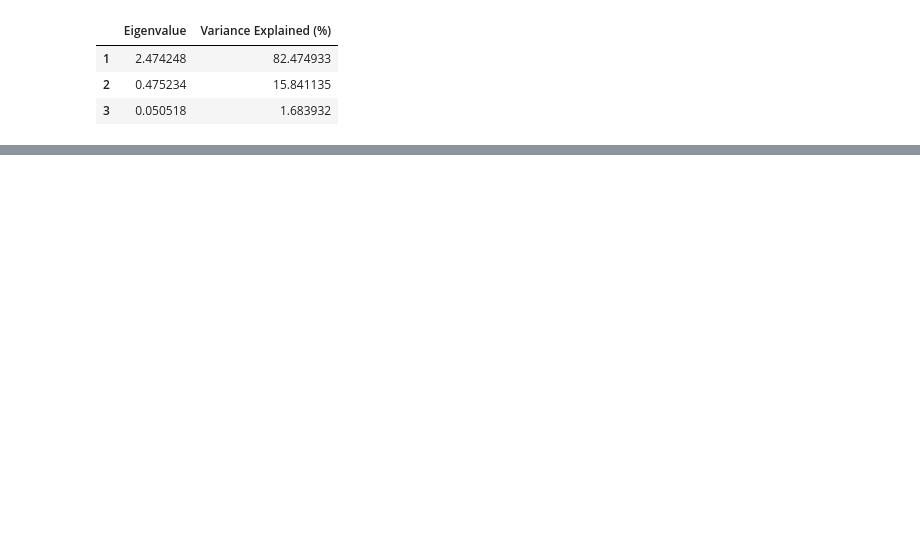
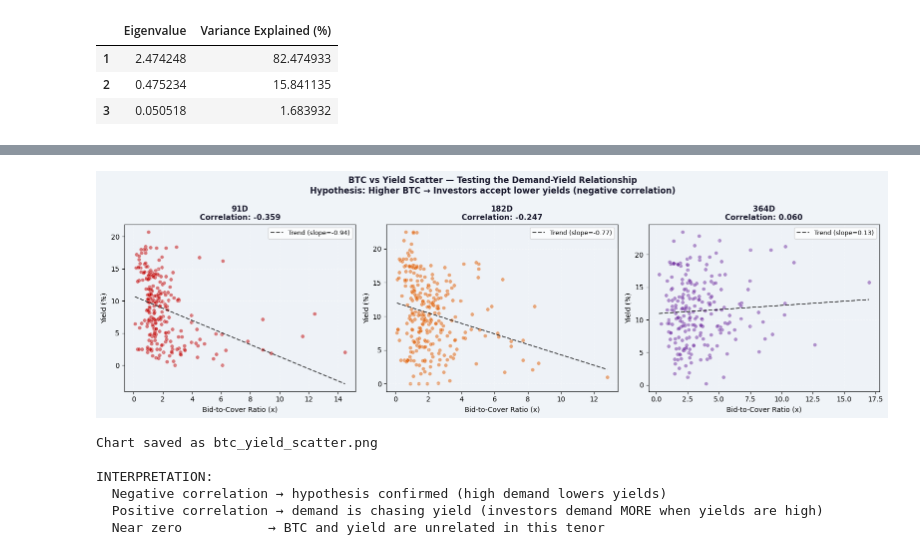
Before and after one commit to Sahdam/Yield-Curve-Analysis-FGN-BOND-, a Jupyter notebook: yield_curve_analysis.ipynb, the cells around one changed output, grey strips where cells are left out. Saved outputs shown, nothing was run; the diff lists cells and outputs as text; code cells hidden in the pictures; blank space fills up the shorter version.

```diff
--- a/yield_curve_analysis.ipynb
+++ b/yield_curve_analysis.ipynb
@@ -720,0 +1179,63 @@ pca_result
+# %%
+# ── PLOT 2: BTC vs Yield Scatter — Does high demand → lower yields? ───────
+# This tests the economic hypothesis: when demand is strong (high BTC),
+# investors accept lower yields.
+
+fig, axes = plt.subplots(1, 3, figsize=(16, 5))
+fig.patch.set_facecolor('#f0f4f8')
+fig.suptitle(
+    'BTC vs Yield Scatter — Testing the Demand-Yield Relationship\n'
+    'Hypothesis: Higher BTC → Investors accept lower yields (negative correlation)',
+    fontsize=12, fontweight='bold', color='#1a1a2e'
+)
+
+for ax, tenor in zip(axes, ['91D', '182D', '364D']):
+    sub = ntb_monthly[ntb_monthly['tenor_bucket'] == tenor].dropna(
+        subset=['btc', 'yield_pct']
+    )
+
+    if len(sub) < 10:
+        ax.set_title(f'{tenor} — insufficient data')
+        continue
+
+    color = tenor_colors[tenor]
+
+    ax.scatter(sub['btc'], sub['yield_pct'],
+               color=color, alpha=0.5, s=30, edgecolors='white', linewidth=0.5)
+
+    # Fit a trend line
+    z = np.polyfit(sub['btc'].dropna(), sub['yield_pct'].dropna(), 1)
+    p = np.poly1d(z)
+    x_range = np.linspace(sub['btc'].min(), sub['btc'].max(), 100)
+    ax.plot(x_range, p(x_range), color='black', linewidth=1.5,
+            linestyle='--', alpha=0.7, label=f'Trend (slope={z[0]:.2f})')
+
+    # Pearson correlation
+    corr = sub['btc'].corr(sub['yield_pct'])
+
+    ax.set_facecolor('#eef2f7')
+    ax.grid(True, linestyle='--', alpha=0.4, color='white')
+    ax.set_title(f'{tenor}\nCorrelation: {corr:.3f}',
+                 fontsize=11, fontweight='bold', color='#1a1a2e')
+    ax.set_xlabel('Bid-to-Cover Ratio (x)', fontsize=10)
+    ax.set_ylabel('Yield (%)', fontsize=10)
+    ax.legend(fontsize=9)
+
+plt.tight_layout()
+plt.savefig('btc_yield_scatter.png', dpi=150, bbox_inches='tight',
+            facecolor='#f0f4f8')
+plt.show()
+print("Chart saved as btc_yield_scatter.png")
+print()
+print("INTERPRETATION:")
+print("  Negative correlation → hypothesis confirmed (high demand lowers yields)")
+print("  Positive correlation → demand is chasing yield (investors demand MORE when yields are high)")
+print("  Near zero           → BTC and yield are unrelated in this tenor")
+# %% [output]
+[figure, added]
+Chart saved as btc_yield_scatter.png
+
+INTERPRETATION:
+  Negative correlation → hypothesis confirmed (high demand lowers yields)
+  Positive correlation → demand is chasing yield (investors demand MORE when yields are high)
+  Near zero           → BTC and yield are unrelated in this tenor
```
Also changed, not shown: parts of 15 cells of this notebook.
